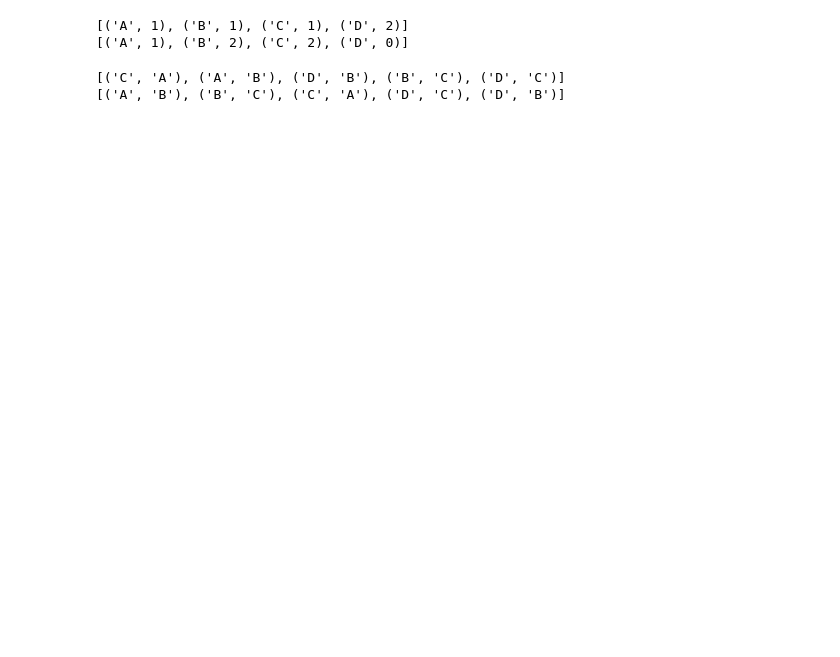
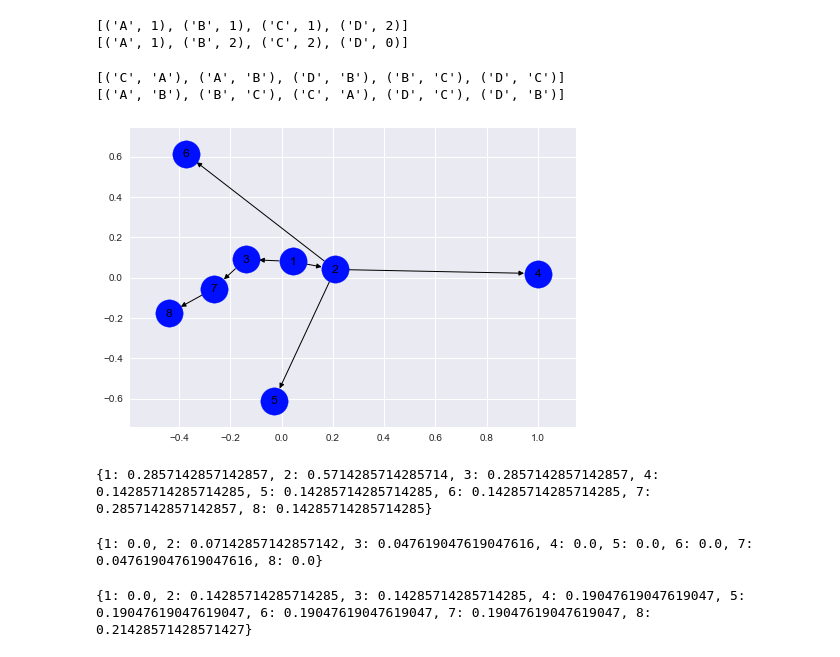
Before and after one commit to JayantGoel001/GraphsAndSocialNetworkAnalytics, a Jupyter notebook: Graph Using NetworkX.ipynb, the cells around one changed output. Drawn from its saved outputs; the diff is of its cells as text; code cells hidden in the pictures; blank space fills up the shorter version.

```diff
--- a/Graph Using NetworkX.ipynb
+++ b/Graph Using NetworkX.ipynb
@@ -197,3 +199,23 @@ print(B.out_edges())
 # %% [output]
 [('C', 'A'), ('A', 'B'), ('D', 'B'), ('B', 'C'), ('D', 'C')]
 [('A', 'B'), ('B', 'C'), ('C', 'A'), ('D', 'C'), ('D', 'B')]
+# %%
+dg = nx.DiGraph()
+# %%
+dg.add_edges_from([(1,2),(1,3),(2,4),(2,5),(2,6),(3,7),(7,8)])
+# %%
+showNetork(dg,with_labels=True,node_color="#000FFF",node_size=750)
+# %% [output]
+[figure, added]
+# %%
+print(nx.degree_centrality(dg))
+# %% [output]
+{1: 0.2857142857142857, 2: 0.5714285714285714, 3: 0.2857142857142857, 4: 0.14285714285714285, 5: 0.14285714285714285, 6: 0.14285714285714285, 7: 0.2857142857142857, 8: 0.14285714285714285}
+# %%
+print(nx.betweenness_centrality(dg))
+# %% [output]
+{1: 0.0, 2: 0.07142857142857142, 3: 0.047619047619047616, 4: 0.0, 5: 0.0, 6: 0.0, 7: 0.047619047619047616, 8: 0.0}
+# %%
+print(nx.closeness_centrality(dg))
+# %% [output]
+{1: 0.0, 2: 0.14285714285714285, 3: 0.14285714285714285, 4: 0.19047619047619047, 5: 0.19047619047619047, 6: 0.19047619047619047, 7: 0.19047619047619047, 8: 0.21428571428571427}
```
Also changed, not shown: parts of 11 cells of this notebook.
